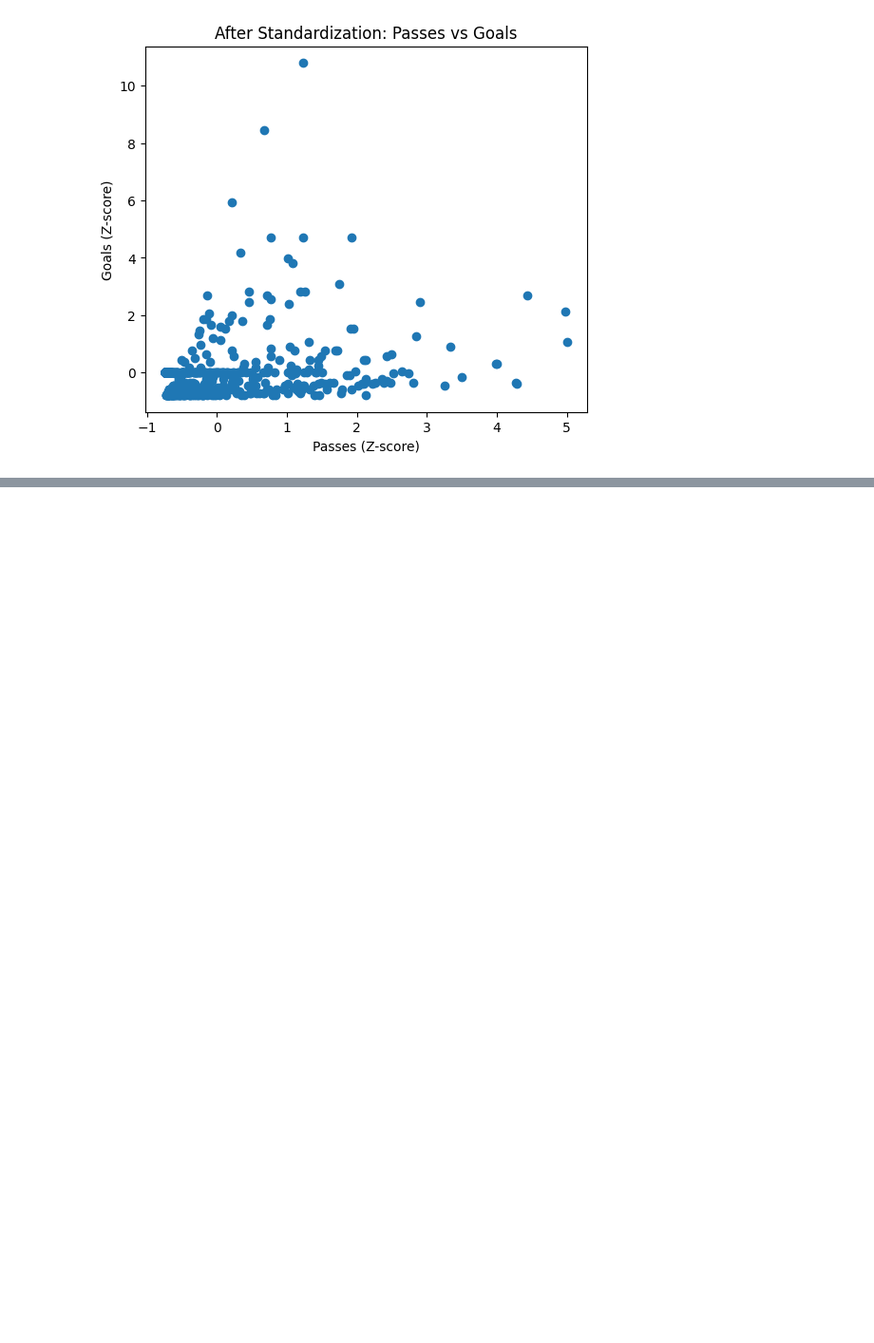
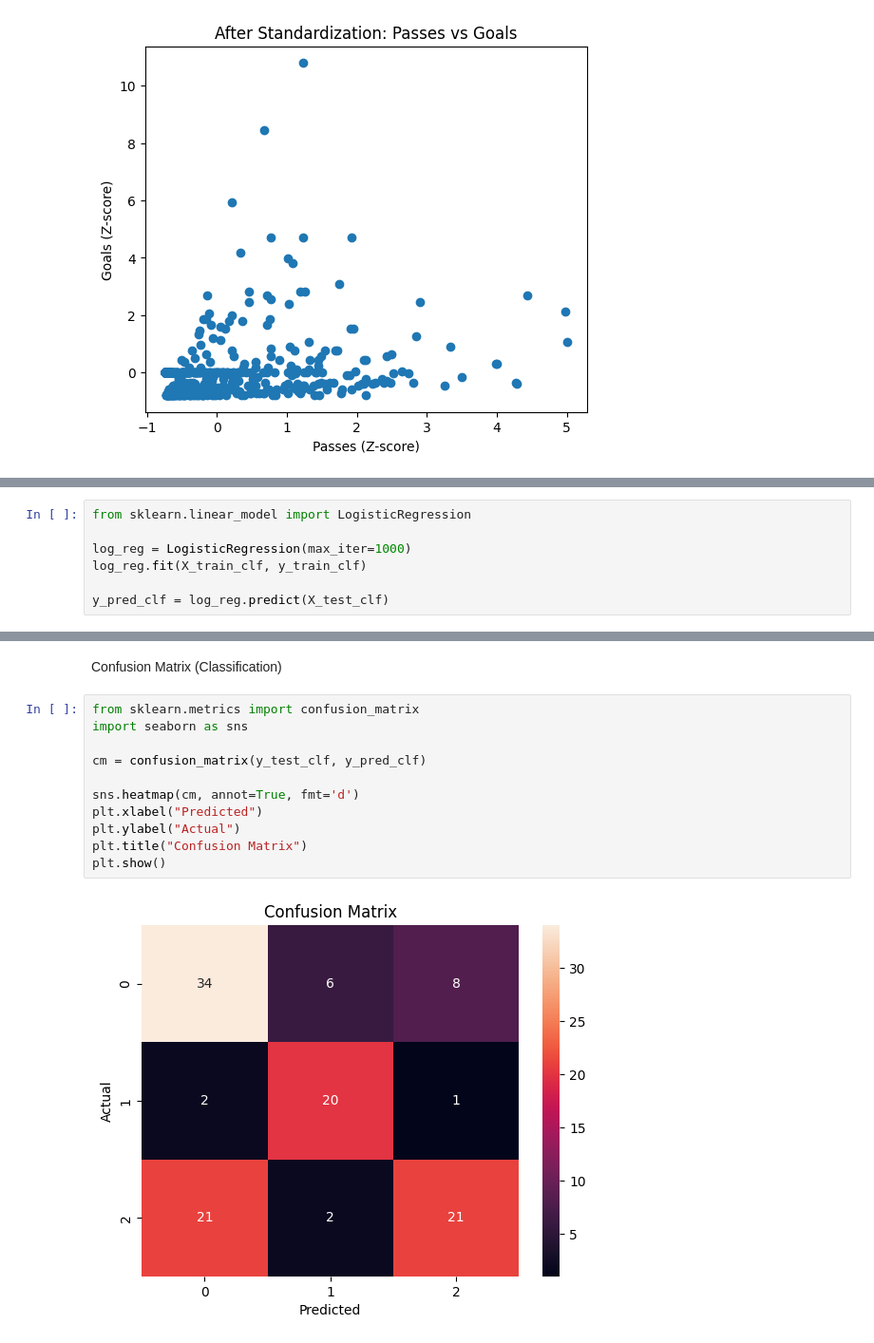
Before and after one commit to springboardmentor1979b-cmyk/ScoreSight---Predicting-EPL-Points-Tally-Top-Scorer, a Jupyter notebook: Ruchitha's_EPL_Prediction.ipynb, the cells around one changed output, grey strips where cells are left out. Shown at 95% size. Cells and saved outputs as stored; diff of their text form; blank space fills up the shorter version.

```diff
--- a/Ruchitha's_EPL_Prediction.ipynb
+++ b/Ruchitha's_EPL_Prediction.ipynb
@@ -537,0 +573,7 @@ plt.show()
+# %%
+from sklearn.linear_model import LogisticRegression
+
+log_reg = LogisticRegression(max_iter=1000)
+log_reg.fit(X_train_clf, y_train_clf)
+
+y_pred_clf = log_reg.predict(X_test_clf)
@@ -537,0 +637,15 @@ plt.show()
+# %% [markdown]
+Confusion Matrix (Classification)
+# %%
+from sklearn.metrics import confusion_matrix
+import seaborn as sns
+
+cm = confusion_matrix(y_test_clf, y_pred_clf)
+
+sns.heatmap(cm, annot=True, fmt='d')
+plt.xlabel("Predicted")
+plt.ylabel("Actual")
+plt.title("Confusion Matrix")
+plt.show()
+# %% [output]
+[figure, added]
```
Also changed, not shown: parts of 20 cells of this notebook.
